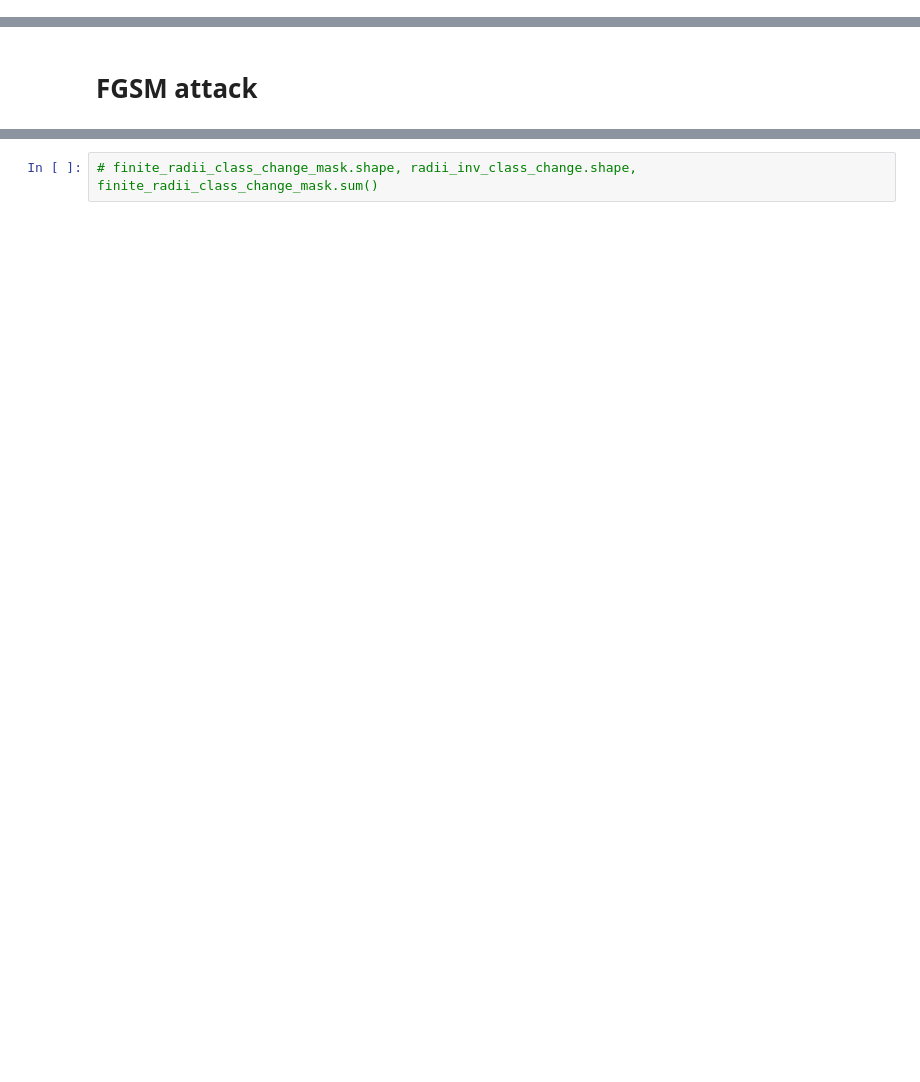
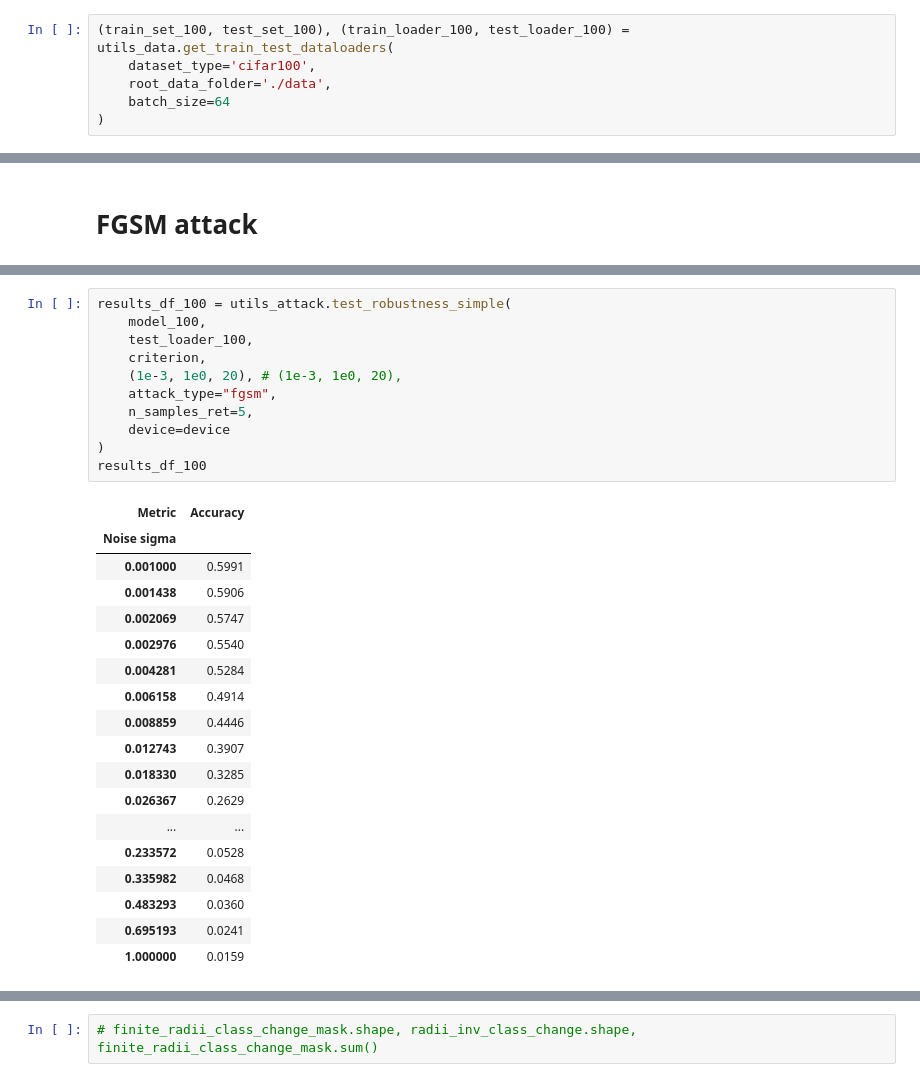
Before and after one commit to roguLINA/DL_project, a Jupyter notebook: experiment.ipynb, the cells around one changed output, grey strips where cells are left out. Cells and saved outputs as stored; diff of their text form; blank space fills up the shorter version.

```diff
--- a/experiment.ipynb
+++ b/experiment.ipynb
@@ -74,0 +35,6 @@ test_loader = torch.utils.data.DataLoader(
+# %%
+(train_set_100, test_set_100), (train_loader_100, test_loader_100) = utils_data.get_train_test_dataloaders(
+    dataset_type='cifar100',
+    root_data_folder='./data',
+    batch_size=64
+)
@@ -213,3 +205,33 @@ results_df
 | 0.483293 | 0.0817 |
 | 0.695193 | 0.0916 |
 | 1.000000 | 0.1033 |
+# %%
+results_df_100 = utils_attack.test_robustness_simple(
+    model_100,
+    test_loader_100,
+    criterion,
+    (1e-3, 1e0, 20), # (1e-3, 1e0, 20),
+    attack_type="fgsm",
+    n_samples_ret=5,
+    device=device
+)
+results_df_100
+# %% [output]
+| Metric | Accuracy |
+| Noise sigma |  |
+| 0.001000 | 0.5991 |
+| 0.001438 | 0.5906 |
+| 0.002069 | 0.5747 |
+| 0.002976 | 0.5540 |
+| 0.004281 | 0.5284 |
+| 0.006158 | 0.4914 |
+| 0.008859 | 0.4446 |
+| 0.012743 | 0.3907 |
+| 0.018330 | 0.3285 |
+| 0.026367 | 0.2629 |
+| ... | ... |
+| 0.233572 | 0.0528 |
+| 0.335982 | 0.0468 |
+| 0.483293 | 0.0360 |
+| 0.695193 | 0.0241 |
+| 1.000000 | 0.0159 |
```
Also changed, not shown: parts of 38 cells of this notebook, 1 other file.
